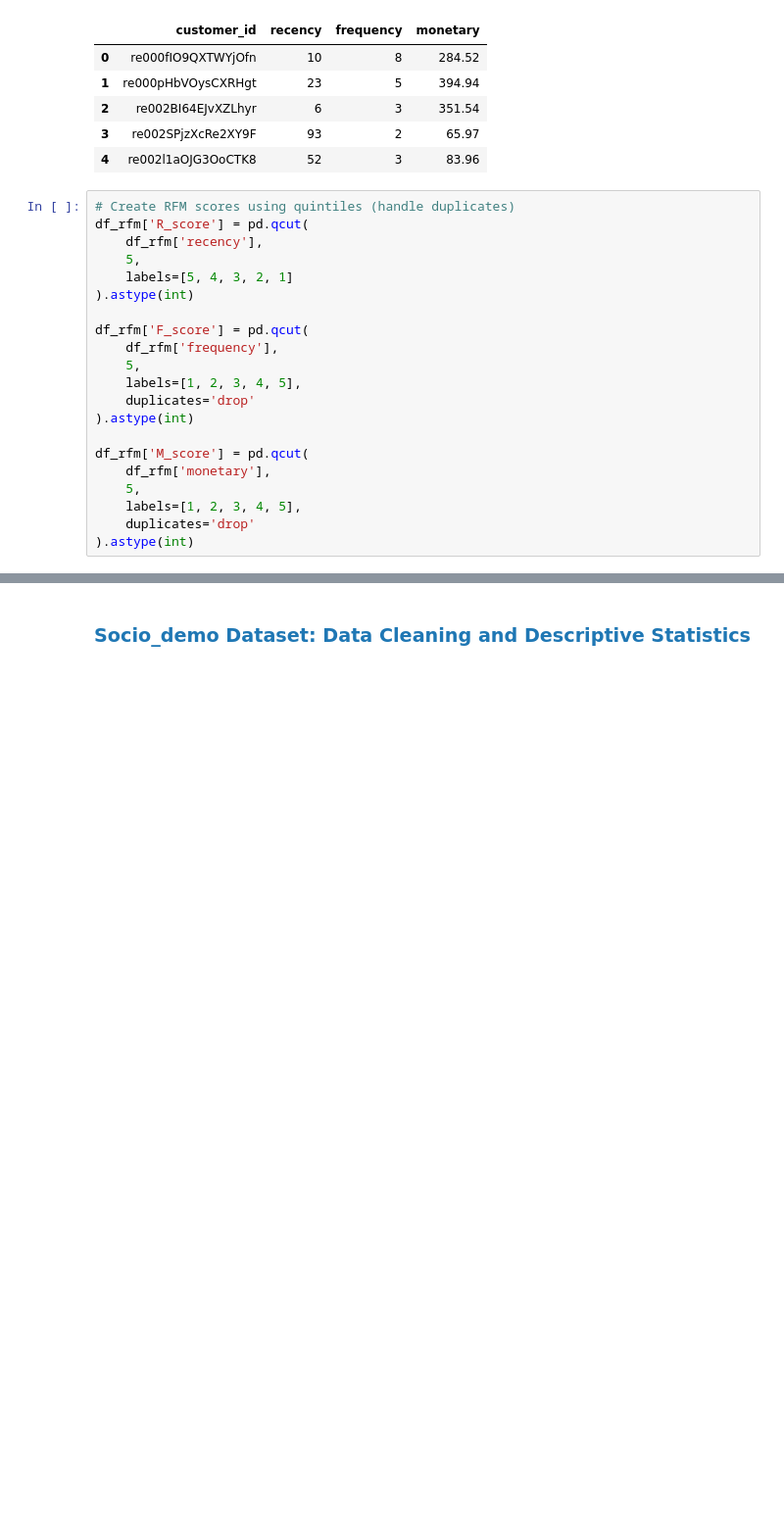
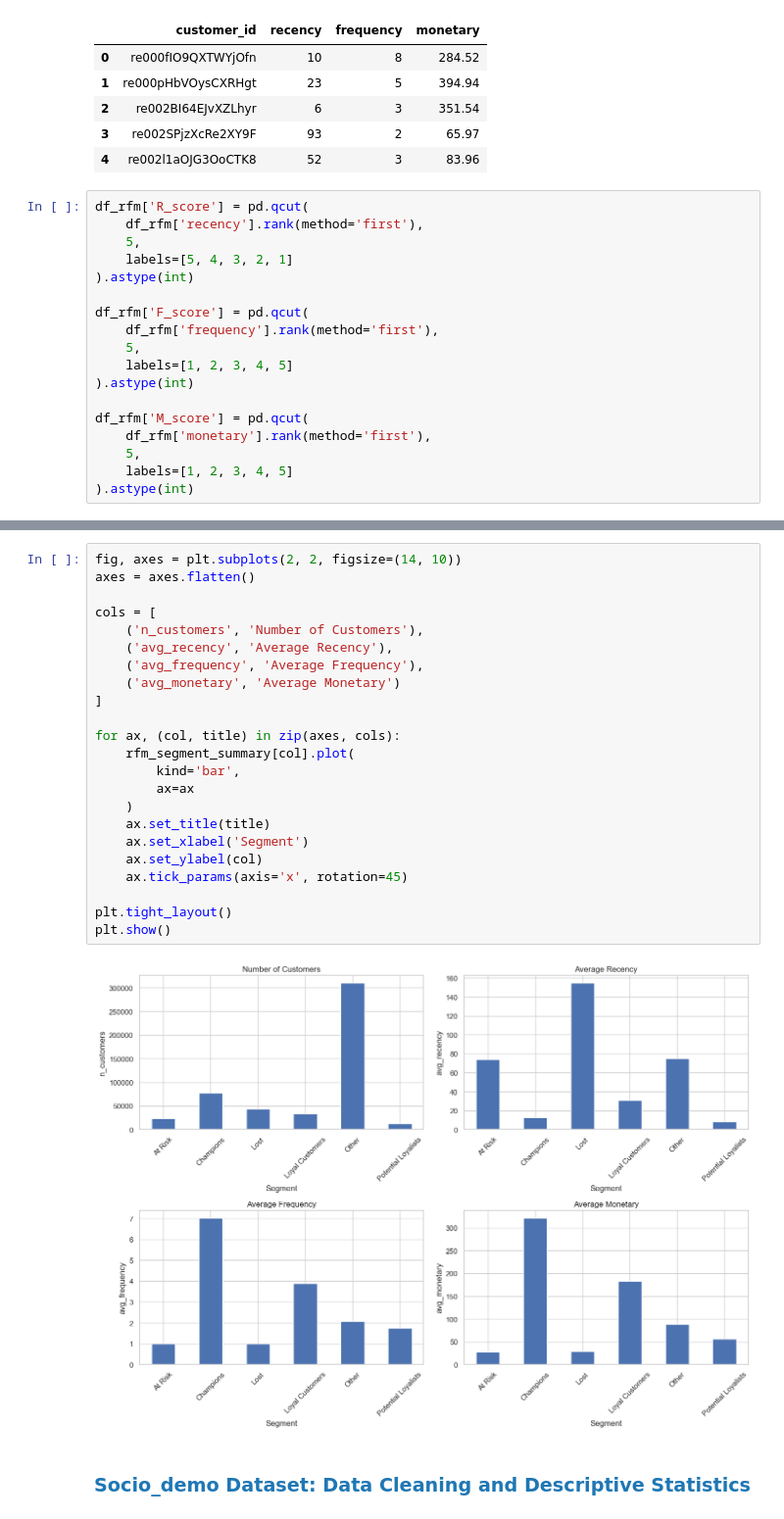
Before and after one commit to DomNoutsGit/Business_Data_Case, a Jupyter notebook: notebook_final.ipynb, the cells around one changed output, grey strips where cells are left out. Shown at 98% size. Saved outputs shown, nothing was run; the diff lists cells and outputs as text; blank space fills up the shorter version.

```diff
--- a/notebook_final.ipynb
+++ b/notebook_final.ipynb
@@ -769,23 +812,20 @@ df_rfm.head()
 | 3 | re002SPjzXcRe2XY9F | 93 | 2 | 65.97 |
 | 4 | re002l1aOJG3OoCTK8 | 52 | 3 | 83.96 |
 # %%
-# Create RFM scores using quintiles (handle duplicates)
 df_rfm['R_score'] = pd.qcut(
-    df_rfm['recency'],
+    df_rfm['recency'].rank(method='first'),
     5,
     labels=[5, 4, 3, 2, 1]
 ).astype(int)
 
 df_rfm['F_score'] = pd.qcut(
-    df_rfm['frequency'],
+    df_rfm['frequency'].rank(method='first'),
     5,
-    labels=[1, 2, 3, 4, 5],
-    duplicates='drop'
+    labels=[1, 2, 3, 4, 5]
 ).astype(int)
 
 df_rfm['M_score'] = pd.qcut(
-    df_rfm['monetary'],
+    df_rfm['monetary'].rank(method='first'),
     5,
-    labels=[1, 2, 3, 4, 5],
-    duplicates='drop'
+    labels=[1, 2, 3, 4, 5]
 ).astype(int)
@@ -829,3 +892,28 @@ rfm_segment_summary
+# %%
+fig, axes = plt.subplots(2, 2, figsize=(14, 10))
+axes = axes.flatten()
+
+cols = [
+    ('n_customers', 'Number of Customers'),
+    ('avg_recency', 'Average Recency'),
+    ('avg_frequency', 'Average Frequency'),
+    ('avg_monetary', 'Average Monetary')
+]
+
+for ax, (col, title) in zip(axes, cols):
+    rfm_segment_summary[col].plot(
+        kind='bar',
+        ax=ax
+    )
+    ax.set_title(title)
+    ax.set_xlabel('Segment')
+    ax.set_ylabel(col)
+    ax.tick_params(axis='x', rotation=45)
+
+plt.tight_layout()
+plt.show()
+# %% [output]
+[figure, added]
 # %% [markdown]
 ### <span style="color:#1f77b4"><b>Socio_demo Dataset: Data Cleaning and Descriptive Statistics </b></span>
 # %%
```
Also changed, not shown: parts of 10 cells of this notebook.
